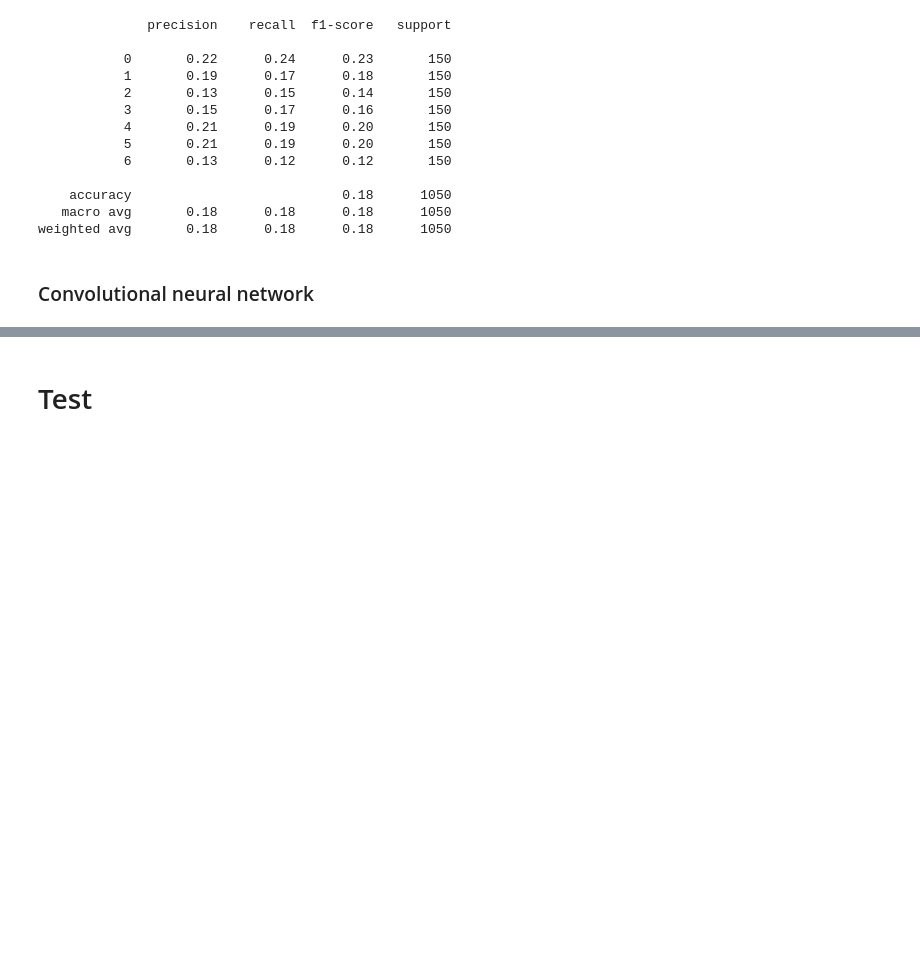
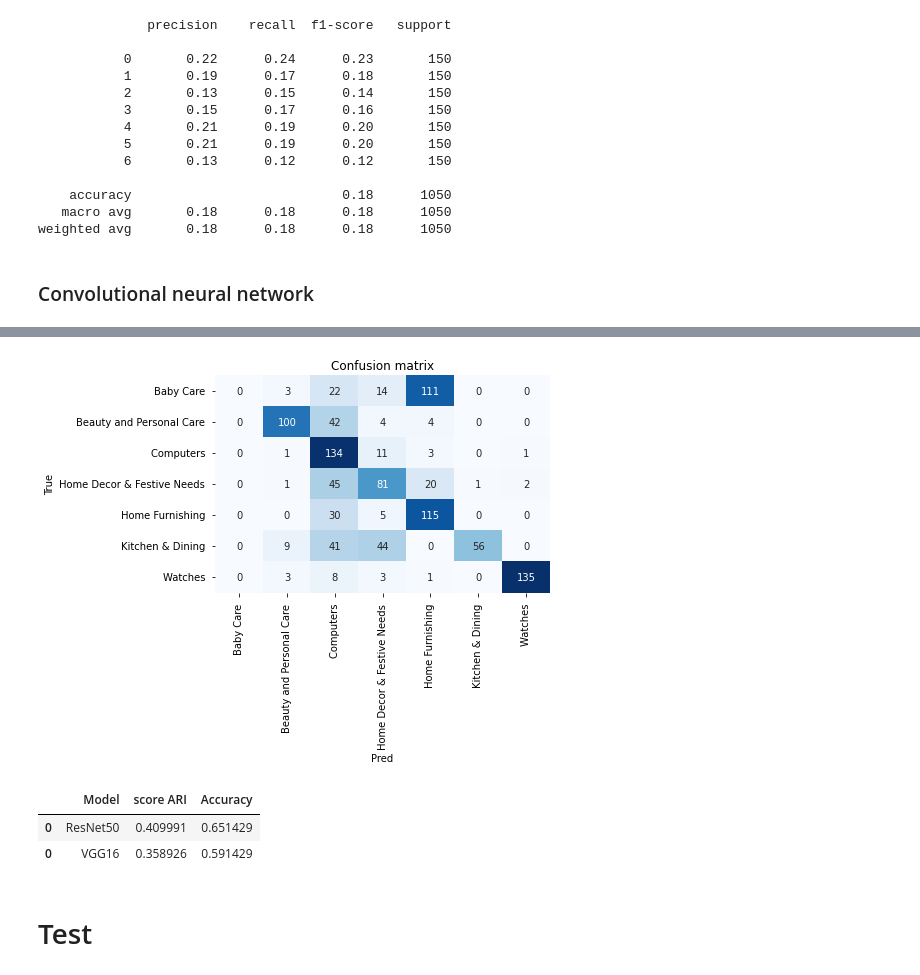
Before and after one commit to AbdulmagedALKHULAIFI/Automatic-classifer-consumer-goods, a Jupyter notebook: p6_2_IMG.ipynb, the cells around one changed output, grey strips where cells are left out. Saved outputs shown, nothing was run; the diff lists cells and outputs as text; code cells hidden in the pictures; blank space fills up the shorter version.

```diff
--- a/p6_2_IMG.ipynb
+++ b/p6_2_IMG.ipynb
@@ -1093,0 +1065,4 @@ Accuracy:  0.7352380952380952
+# %%
+createConfusionMatrix(data['main_category'],data['predicted_category_vgg'])
+# %% [output]
+[figure, added]
@@ -1094,2 +1080,9 @@ Accuracy:  0.7352380952380952
+# %%
+result = comparatif_table.append([resnet_row, vgg_row])
+result
+# %% [output]
+|  | Model | score ARI | Accuracy |
+| 0 | ResNet50 | 0.409991 | 0.651429 |
+| 0 | VGG16 | 0.358926 | 0.591429 |
 # %% [markdown]
 # Test
```
Also changed, not shown: parts of 34 cells of this notebook.
